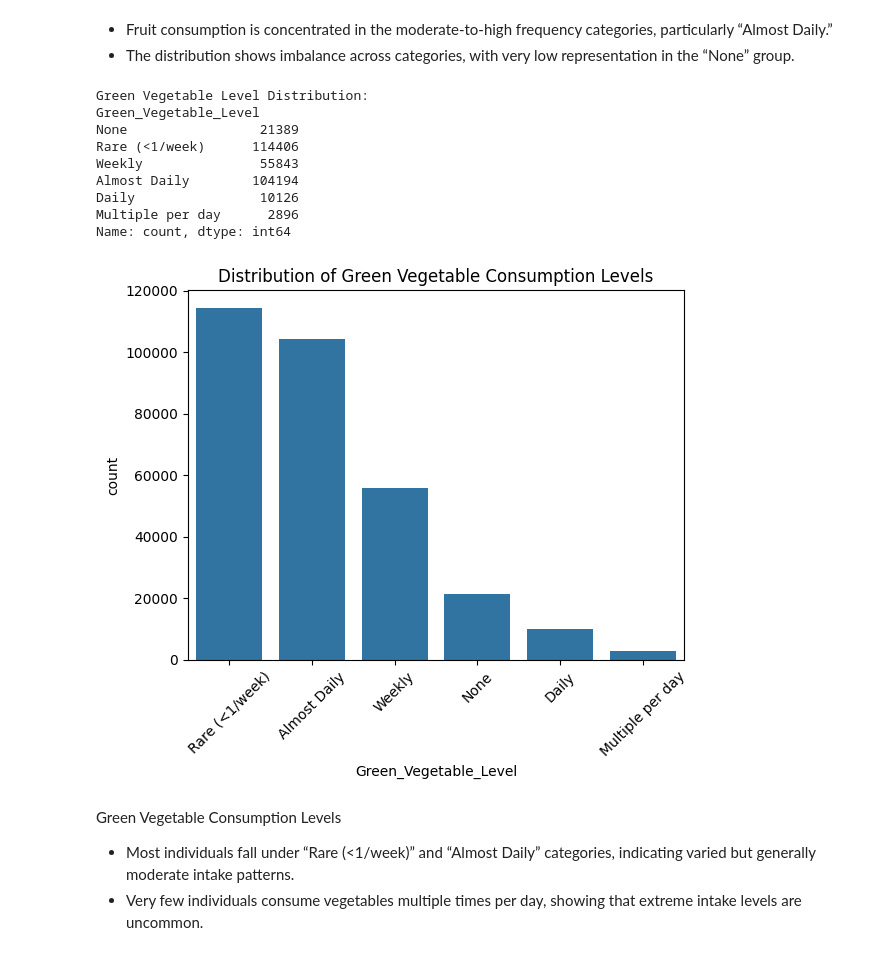
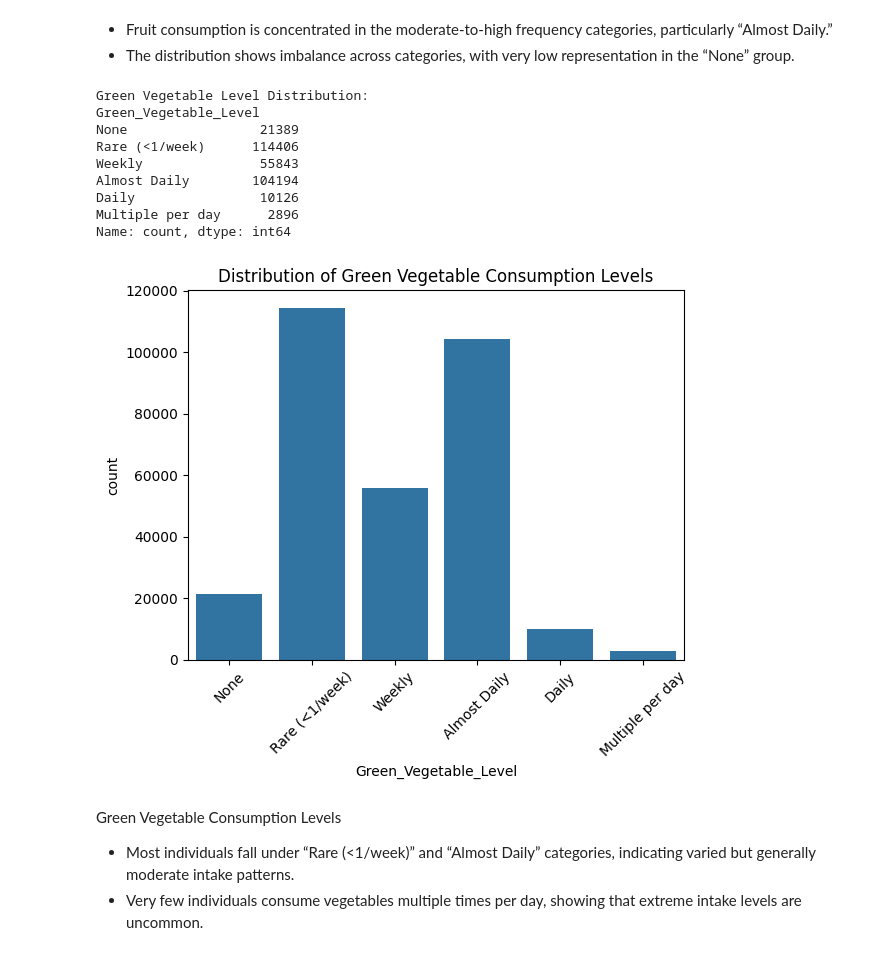
Before and after one commit to its-rhasil/cardio-risk, a Jupyter notebook: notebooks/01_data_exploration.ipynb, the cells around one changed output. Saved outputs shown, nothing was run; the diff lists cells and outputs as text; code cells hidden in the pictures.

```diff
--- a/notebooks/01_data_exploration.ipynb
+++ b/notebooks/01_data_exploration.ipynb
@@ -199,23 +209,23 @@ Name: count, dtype: int64
 # %%
 print("Green Vegetable Level Distribution:")
 print(df["Green_Vegetable_Level"].value_counts().sort_index())
 
 plt.figure()
-sns.countplot(x="Green_Vegetable_Level", data=df, order=df["Green_Vegetable_Level"].value_counts().index)
+sns.countplot(x="Green_Vegetable_Level", data=df, order=df["Green_Vegetable_Level"].value_counts().sort_index().index)
 plt.xticks(rotation=45)
 plt.title("Distribution of Green Vegetable Consumption Levels")
 plt.show()
 # %% [output]
 Green Vegetable Level Distribution:
 Green_Vegetable_Level
 None                 21389
 Rare (<1/week)      114406
 Weekly               55843
 Almost Daily        104194
 Daily                10126
 Multiple per day      2896
 Name: count, dtype: int64
-[figure, old version]
+[figure, new version]
 # %% [markdown]
 Green Vegetable Consumption Levels
 * Most individuals fall under “Rare (<1/week)” and “Almost Daily” categories, indicating varied but generally moderate intake patterns.
```
Also changed, not shown: parts of 23 cells of this notebook.
